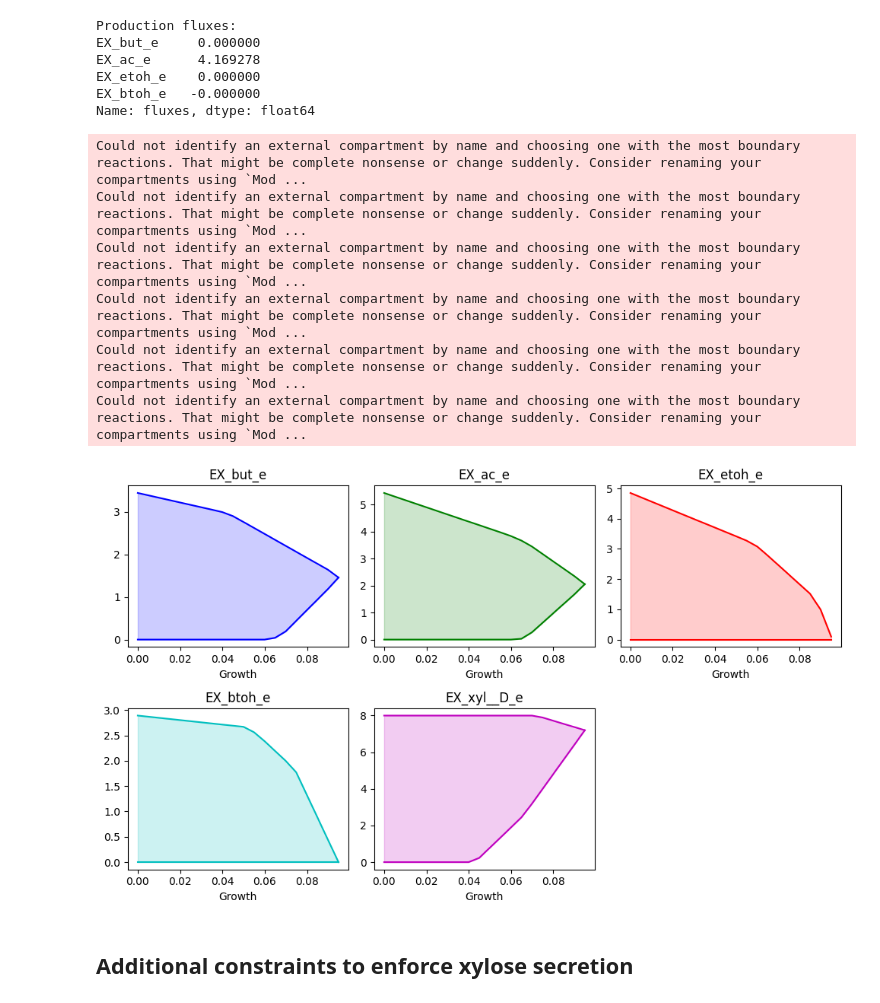
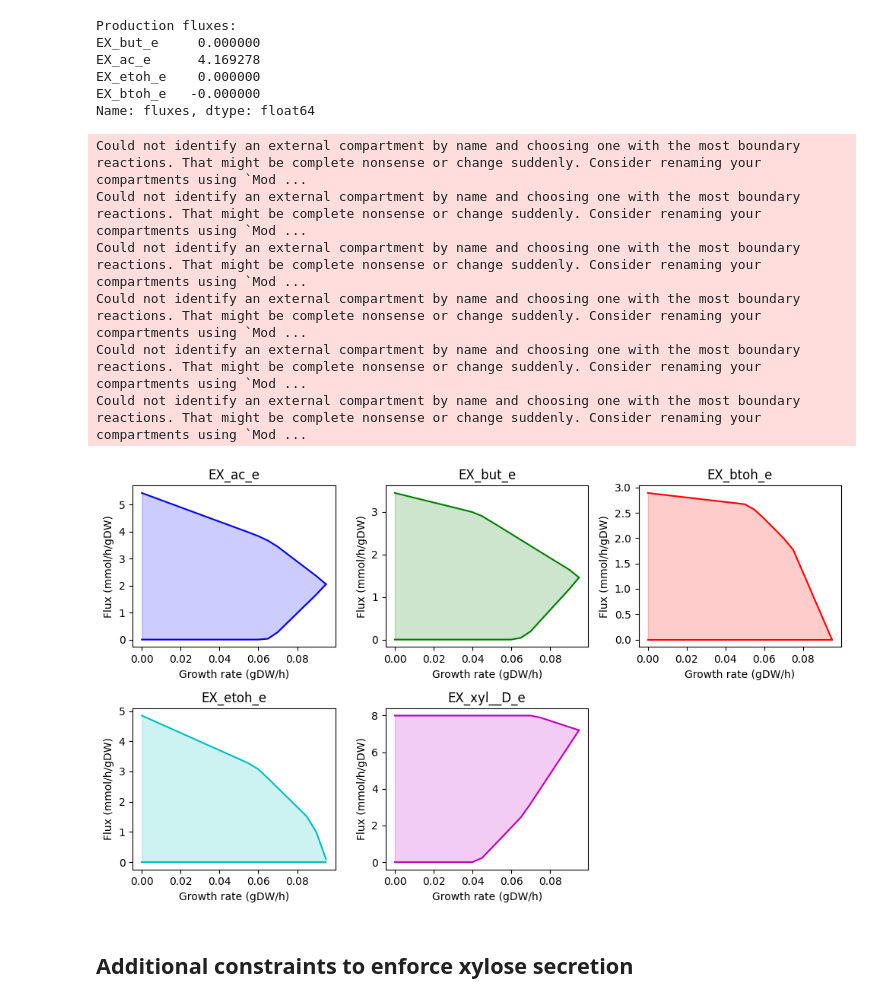
Before and after one commit to andreastallvik/BIOTBT3900, a Jupyter notebook: community_modelling/CBP_butanol/m5_sim.ipynb, the cells around one changed output. Saved outputs shown, nothing was run; the diff lists cells and outputs as text; code cells hidden in the pictures.

```diff
--- a/community_modelling/CBP_butanol/m5_sim.ipynb
+++ b/community_modelling/CBP_butanol/m5_sim.ipynb
@@ -114,20 +114,20 @@ Name: fluxes, dtype: float64
 # %%
 from utils import static_sim
 
-prod_reactions = ["EX_but_e", "EX_ac_e", "EX_etoh_e", "EX_btoh_e", "EX_xyl__D_e"]
+prod_reactions = ["EX_ac_e", "EX_but_e", "EX_btoh_e", "EX_etoh_e", "EX_xyl__D_e"]
 
-static_sim.plot_flux_envelopes(m5, medium=medium, reactions=prod_reactions)
+static_sim.plot_flux_envelopes(m5, medium=medium, reactions=prod_reactions, common_names=False)
 
 # import matplotlib.pyplot as plt
 # plt.savefig("figures/m5_envelope.svg", format="svg")
 # %% [output]
 Could not identify an external compartment by name and choosing one with the most boundary reactions. That might be complete nonsense or change suddenly. Consider renaming your compartments using `Mod ...
 Could not identify an external compartment by name and choosing one with the most boundary reactions. That might be complete nonsense or change suddenly. Consider renaming your compartments using `Mod ...
 Could not identify an external compartment by name and choosing one with the most boundary reactions. That might be complete nonsense or change suddenly. Consider renaming your compartments using `Mod ...
 Could not identify an external compartment by name and choosing one with the most boundary reactions. That might be complete nonsense or change suddenly. Consider renaming your compartments using `Mod ...
 Could not identify an external compartment by name and choosing one with the most boundary reactions. That might be complete nonsense or change suddenly. Consider renaming your compartments using `Mod ...
 Could not identify an external compartment by name and choosing one with the most boundary reactions. That might be complete nonsense or change suddenly. Consider renaming your compartments using `Mod ...
-[figure, old version]
+[figure, new version]
 # %% [markdown]
 ## Additional constraints to enforce xylose secretion
 # %%
```
Also changed, not shown: parts of 5 cells of this notebook, 17 other files.
